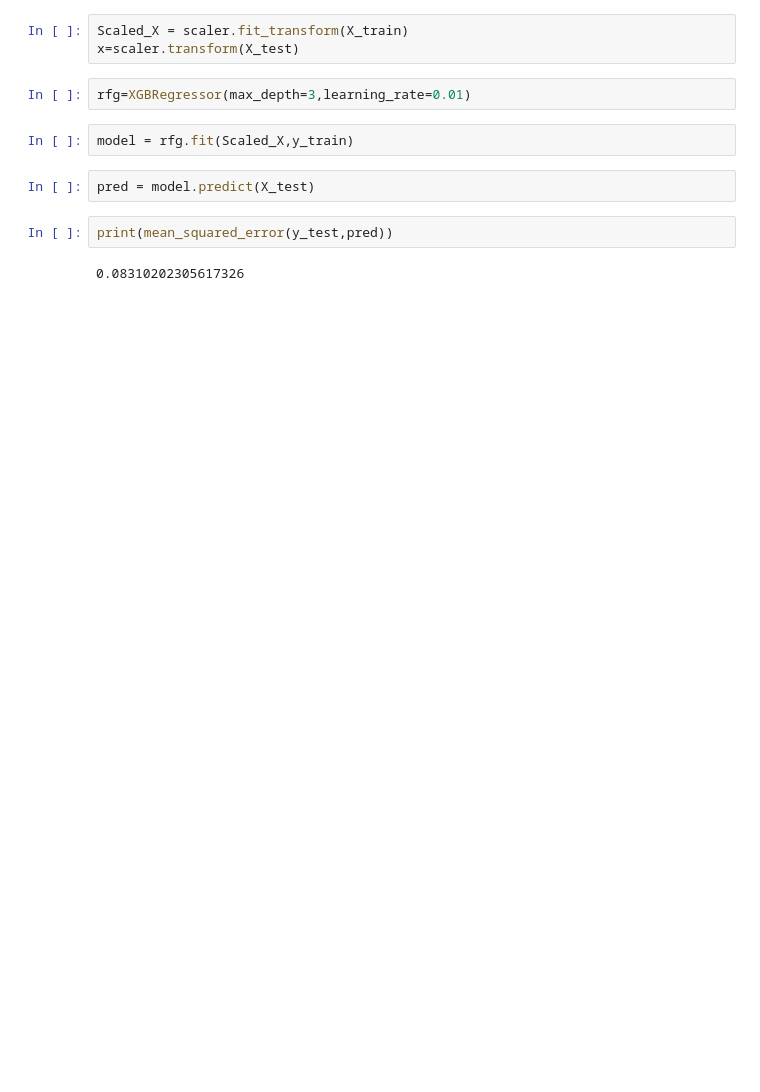
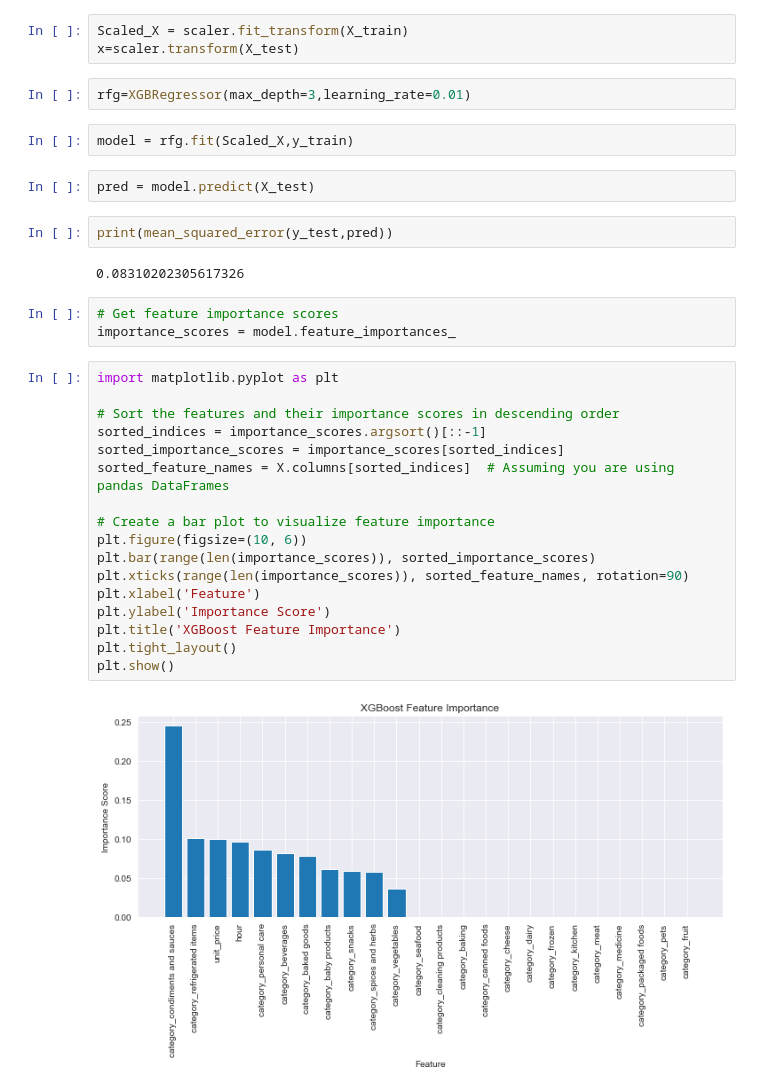
Before and after one commit to DOMINION-JOHN1/Cognizant_artificial_intelligence_project, a Jupyter notebook: cognizant_AI_project.ipynb, the cells around one changed output. Cells and saved outputs as stored; diff of their text form; blank space fills up the shorter version.

Commit message:
feauture importance

```diff
--- a/cognizant_AI_project.ipynb
+++ b/cognizant_AI_project.ipynb
@@ -473,3 +473,25 @@ pred = model.predict(X_test)
 print(mean_squared_error(y_test,pred))
 # %% [output]
 0.08310202305617326
+# %%
+# Get feature importance scores
+importance_scores = model.feature_importances_
+# %%
+import matplotlib.pyplot as plt
+
+# Sort the features and their importance scores in descending order
+sorted_indices = importance_scores.argsort()[::-1]
+sorted_importance_scores = importance_scores[sorted_indices]
+sorted_feature_names = X.columns[sorted_indices]  # Assuming you are using pandas DataFrames
+
+# Create a bar plot to visualize feature importance
+plt.figure(figsize=(10, 6))
+plt.bar(range(len(importance_scores)), sorted_importance_scores)
+plt.xticks(range(len(importance_scores)), sorted_feature_names, rotation=90)
+plt.xlabel('Feature')
+plt.ylabel('Importance Score')
+plt.title('XGBoost Feature Importance')
+plt.tight_layout()
+plt.show()
+# %% [output]
+[figure, added]
```
